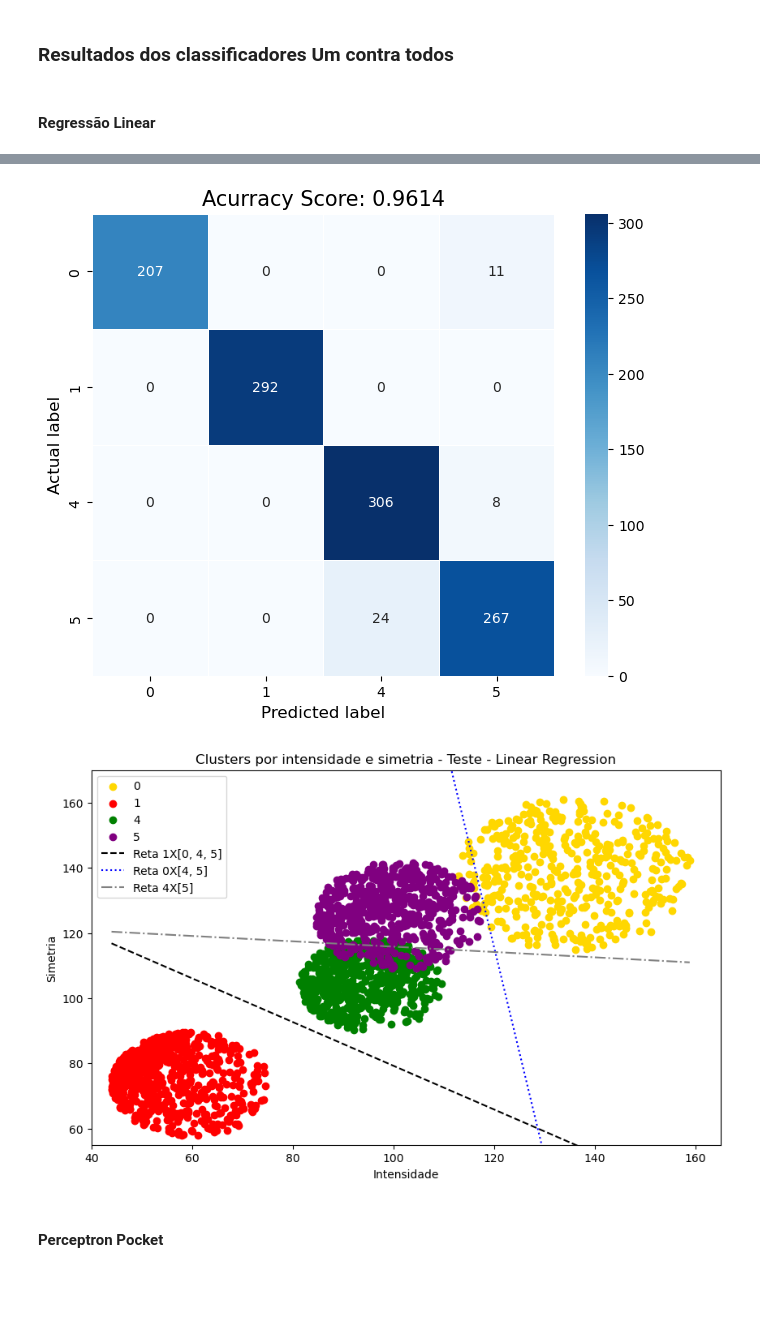
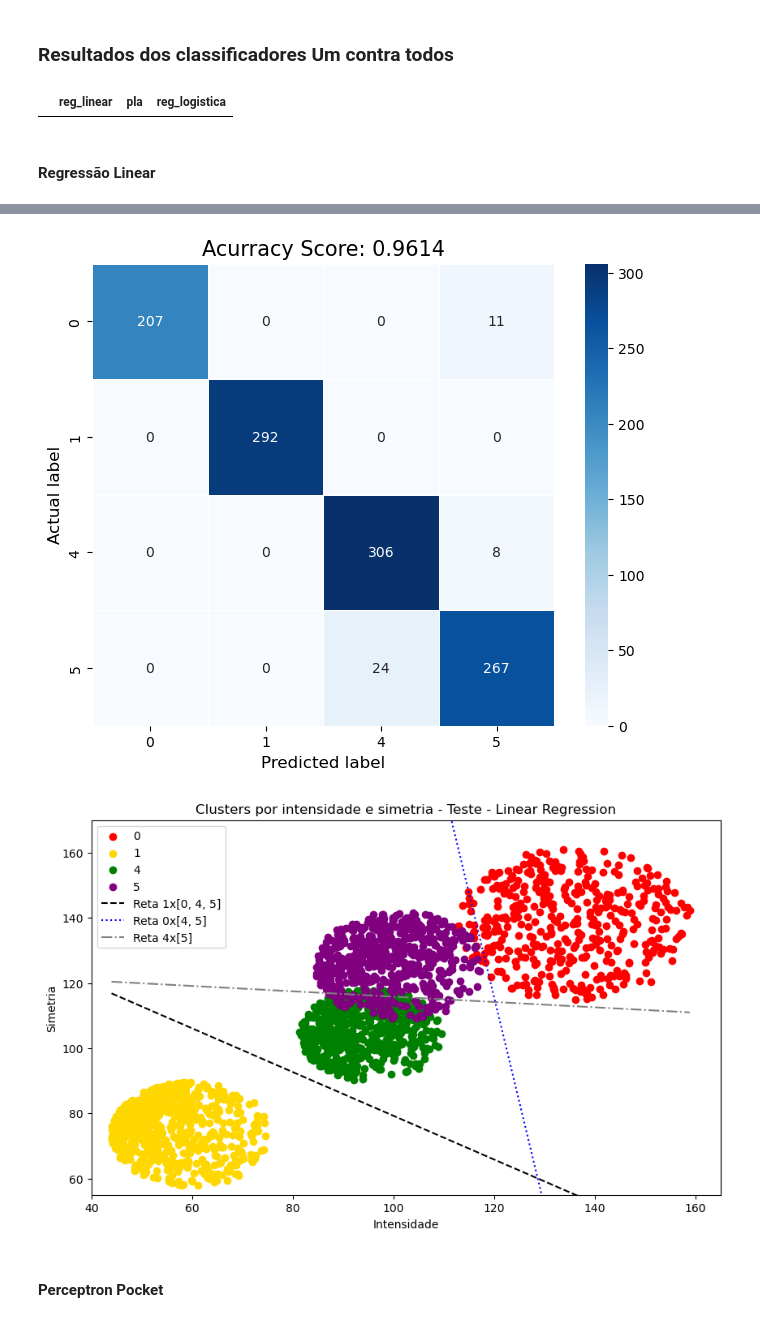
Before and after one commit to Guilherme-iram/Digits_project, a Jupyter notebook: resultados.ipynb, the cells around one changed output, grey strips where cells are left out. Cells and saved outputs as stored; diff of their text form; code cells hidden in the pictures; blank space fills up the shorter version.

```diff
--- a/resultados.ipynb
+++ b/resultados.ipynb
@@ -33,6 +33,17 @@ y_test = new_test_df['label']
 y_test = y_test.to_numpy()
 # %% [markdown]
 ### Resultados dos classificadores Um contra todos
+# %%
+best_w_df = pd.DataFrame(
+    {
+        "reg_linear": [],
+        "pla": [],
+        "reg_logistica": []
+    }
+)
+best_w_df.head()
+# %% [output]
+|  | reg_linear | pla | reg_logistica |
 # %% [markdown]
 #### Regressão Linear
 # %%
@@ -48,10 +59,9 @@ y_pred_linreg = modelo_linreg.predict_digit(X_test)
 
 print('Resultados - ' + str(lr))
 metrics = Metrics_multiclass(best_digits_linear_reg)
-metrics.print_metrics_multiclass(y_test, ypred)
+metrics.print_metrics_multiclass(y_test, y_pred_linreg)
 
 title_linreg = 'Clusters por intensidade e simetria - Teste - ' + str(lr)
-
-plot_classification_digits(new_train_df, best_digits_linear_reg, ['red', 'gold', 'green', 'purple'], title_linreg, W=all_w_linreg[:4])
+plot_classification_digits(new_train_df, best_digits_linear_reg, title_linreg, W=all_w_linreg[:4])
 # %% [output]
 Resultados - Linear Regression
@@ -68,5 +84,5 @@ weighted avg     0.9622    0.9614    0.9615      1115
 [figure]
-[figure, old version]
+[figure, new version]
 # %% [markdown]
 #### Perceptron Pocket
 # %%
```
Also changed, not shown: parts of 5 cells of this notebook, 7 other files.
